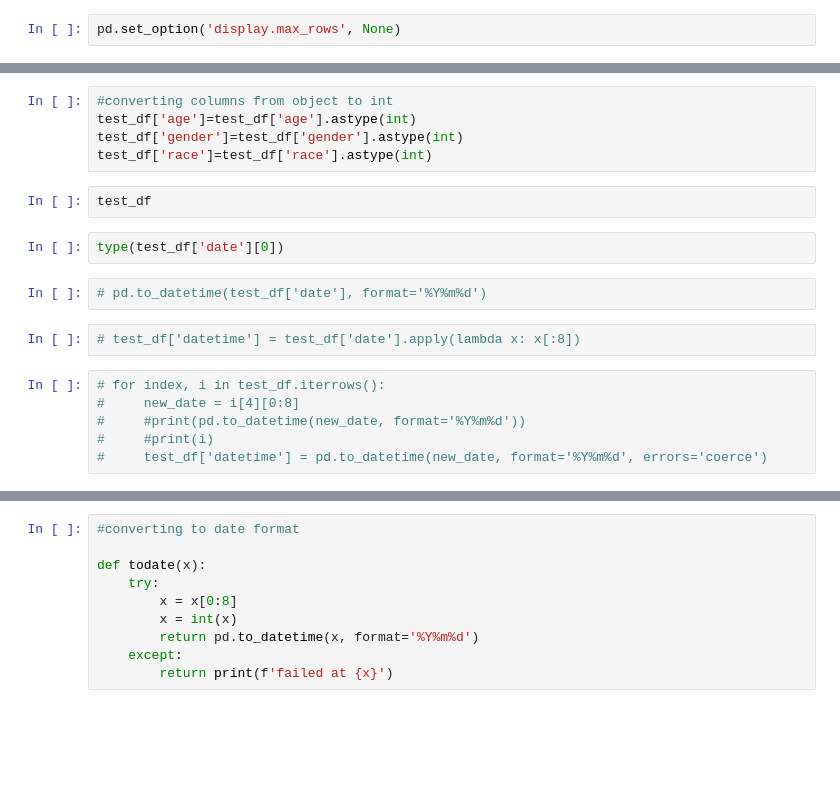
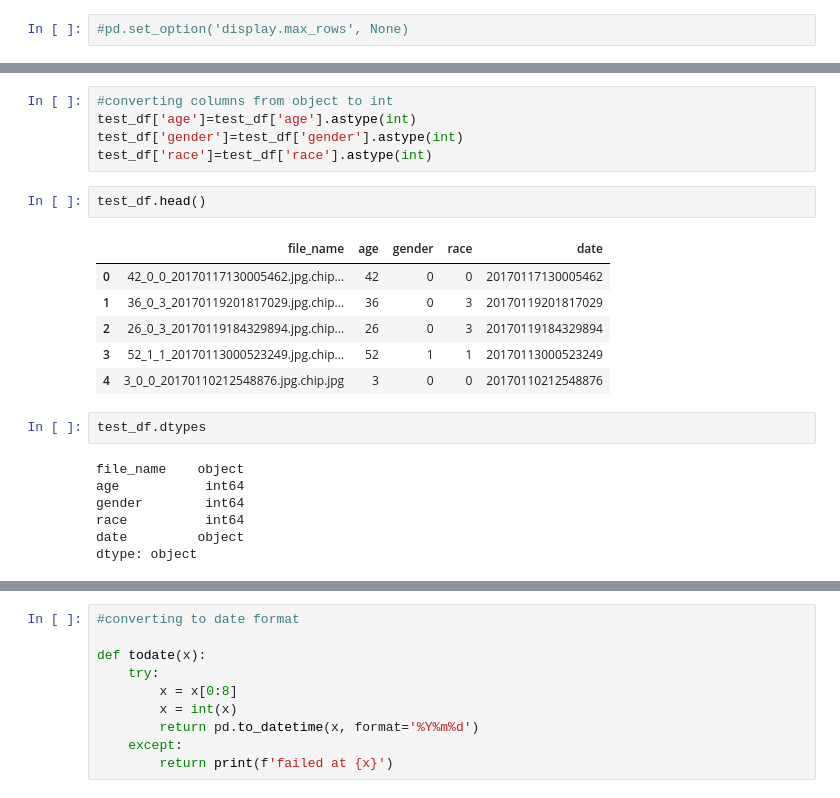
Before and after one commit to adrian-drifter/face_detector, a Jupyter notebook: notebooks/data_exploration.ipynb, the cells around one changed output, grey strips where cells are left out. Saved outputs shown, nothing was run; the diff lists cells and outputs as text; blank space fills up the shorter version.

Commit message:
continuing the table integration

```diff
--- a/notebooks/data_exploration.ipynb
+++ b/notebooks/data_exploration.ipynb
@@ -13,2 +12,2 @@ import cv2
 # %%
-pd.set_option('display.max_rows', None)
+#pd.set_option('display.max_rows', None)
@@ -48,16 +72,20 @@ test_df['age']=test_df['age'].astype(int)
 test_df['gender']=test_df['gender'].astype(int)
 test_df['race']=test_df['race'].astype(int)
 # %%
-test_df
+test_df.head()
+# %% [output]
+|  | file_name | age | gender | race | date |
+| 0 | 42_0_0_20170117130005462.jpg.chip... | 42 | 0 | 0 | 20170117130005462 |
+| 1 | 36_0_3_20170119201817029.jpg.chip... | 36 | 0 | 3 | 20170119201817029 |
+| 2 | 26_0_3_20170119184329894.jpg.chip... | 26 | 0 | 3 | 20170119184329894 |
+| 3 | 52_1_1_20170113000523249.jpg.chip... | 52 | 1 | 1 | 20170113000523249 |
+| 4 | 3_0_0_20170110212548876.jpg.chip.jpg | 3 | 0 | 0 | 20170110212548876 |
-# %%
-type(test_df['date'][0])
-# %%
-# pd.to_datetime(test_df['date'], format='%Y%m%d')
-# %%
-# test_df['datetime'] = test_df['date'].apply(lambda x: x[:8])
-# %%
-# for index, i in test_df.iterrows():
-#     new_date = i[4][0:8]
-#     #print(pd.to_datetime(new_date, format='%Y%m%d'))
-#     #print(i)
-#     test_df['datetime'] = pd.to_datetime(new_date, format='%Y%m%d', errors='coerce')
+# %%
+test_df.dtypes
+# %% [output]
+file_name    object
+age           int64
+gender        int64
+race          int64
+date         object
+dtype: object
```
Also changed, not shown: parts of 36 cells of this notebook, 1 other file.
